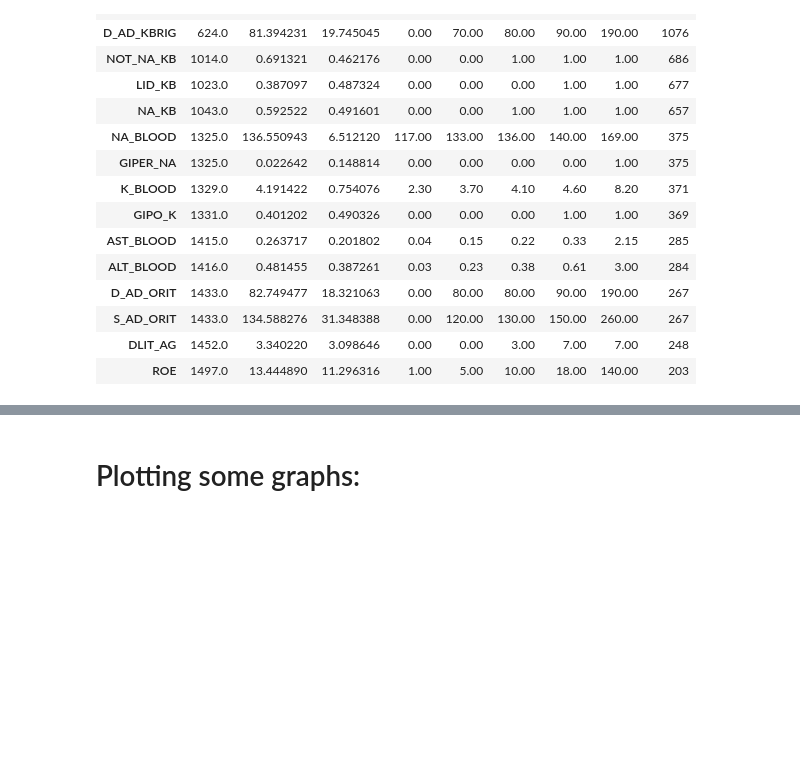
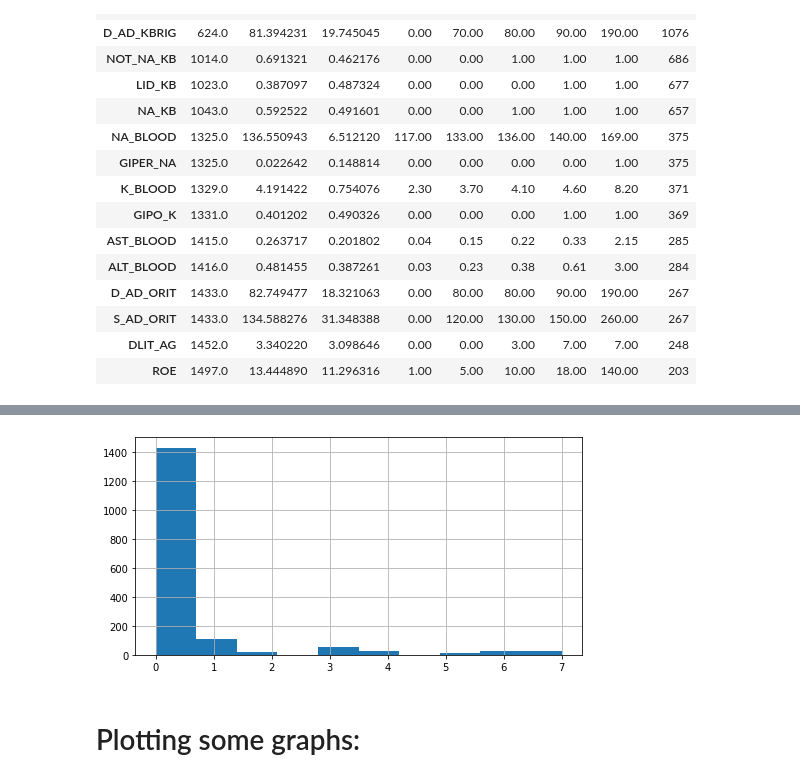
Before and after one commit to dwelcaslu/IFSP---Projeto-Interdisciplinar, a Jupyter notebook: notebooks/lucas/nbk00_data_exploration.ipynb, the cells around one changed output, grey strips where cells are left out. Cells and saved outputs as stored; diff of their text form; code cells hidden in the pictures; blank space fills up the shorter version.

```diff
--- a/notebooks/lucas/nbk00_data_exploration.ipynb
+++ b/notebooks/lucas/nbk00_data_exploration.ipynb
@@ -72,3 +87,9 @@ data_desc[data_desc['n_nulls'] > 0.1*data.shape[0]].sort_values(by='n_nulls', as
+# %%
+plt.figure(figsize=(8, 4))
+data['LET_IS'].hist()
+plt.show()
+# %% [output]
+[figure, added]
 # %% [markdown]
 # Plotting some graphs:
 # %%
```
Also changed, not shown: parts of 6 cells of this notebook, 8 other files.
